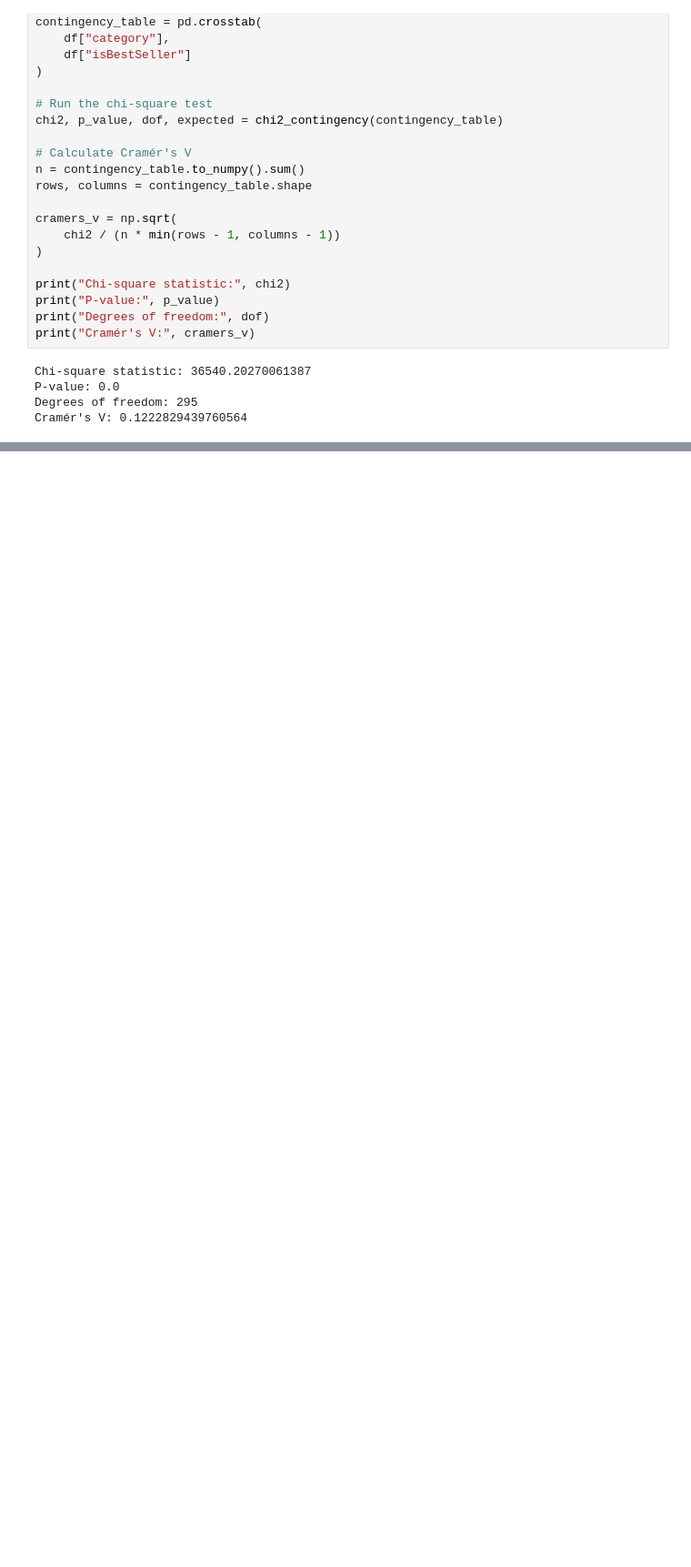
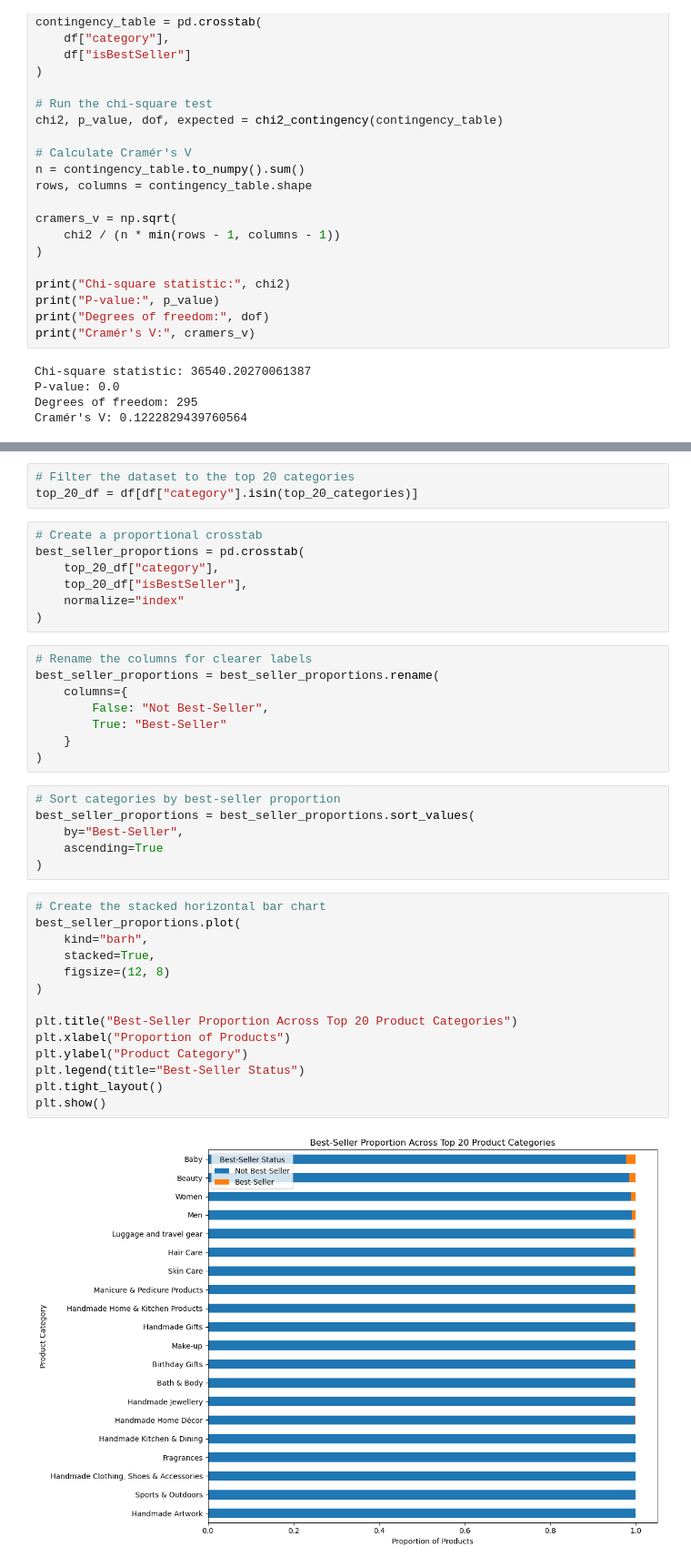
Before and after one commit to data-bootcamp-v4/lab-eda-bivariate, a Jupyter notebook: lab_eda_bivariate.ipynb, the cells around one changed output, grey strips where cells are left out. Shown at 91% size. Cells and saved outputs as stored; diff of their text form; blank space fills up the shorter version.

```diff
--- a/lab_eda_bivariate.ipynb
+++ b/lab_eda_bivariate.ipynb
@@ -138,0 +183,40 @@ Cramér's V: 0.1222829439760564
+# %%
+# Filter the dataset to the top 20 categories
+top_20_df = df[df["category"].isin(top_20_categories)]
+# %%
+# Create a proportional crosstab
+best_seller_proportions = pd.crosstab(
+    top_20_df["category"],
+    top_20_df["isBestSeller"],
+    normalize="index"
+)
+# %%
+# Rename the columns for clearer labels
+best_seller_proportions = best_seller_proportions.rename(
+    columns={
+        False: "Not Best-Seller",
+        True: "Best-Seller"
+    }
+)
+# %%
+# Sort categories by best-seller proportion
+best_seller_proportions = best_seller_proportions.sort_values(
+    by="Best-Seller",
+    ascending=True
+)
+# %%
+# Create the stacked horizontal bar chart
+best_seller_proportions.plot(
+    kind="barh",
+    stacked=True,
+    figsize=(12, 8)
+)
+
+plt.title("Best-Seller Proportion Across Top 20 Product Categories")
+plt.xlabel("Proportion of Products")
+plt.ylabel("Product Category")
+plt.legend(title="Best-Seller Status")
+plt.tight_layout()
+plt.show()
+# %% [output]
+[figure, added]
```
Also changed, not shown: parts of 26 cells of this notebook.
